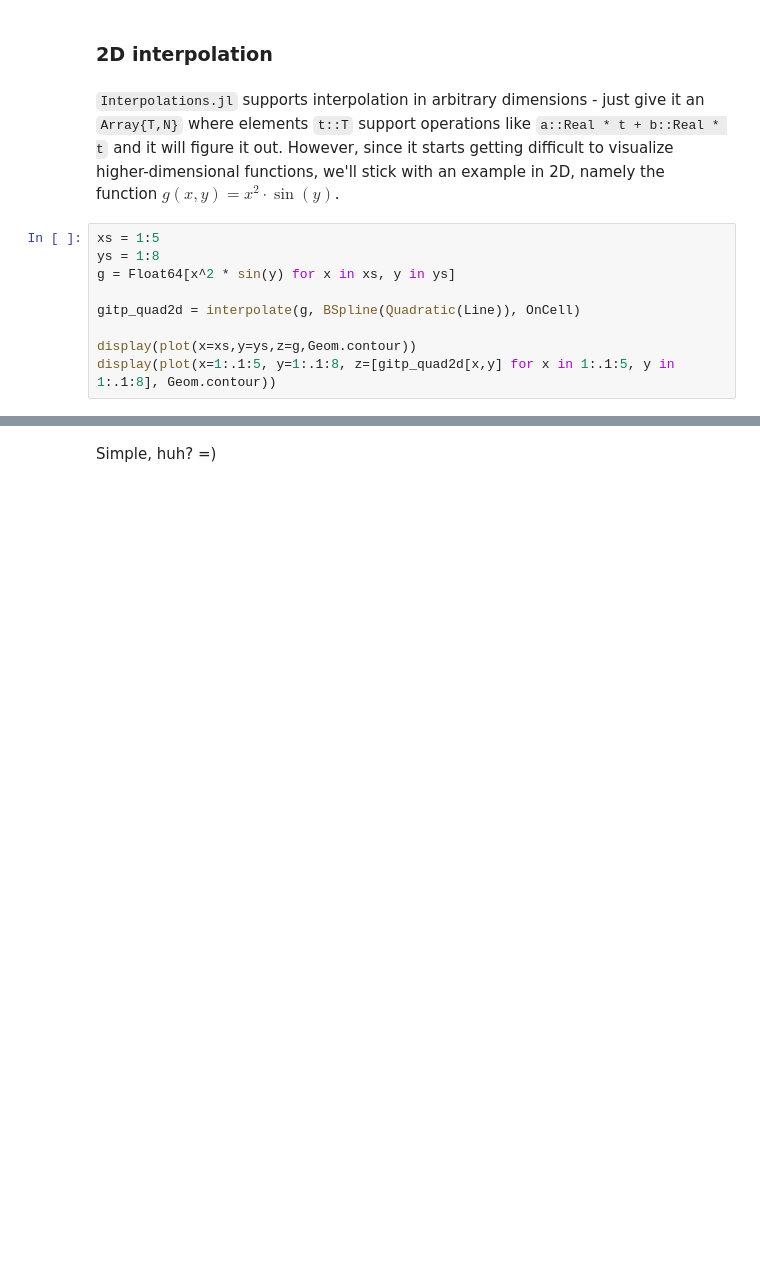
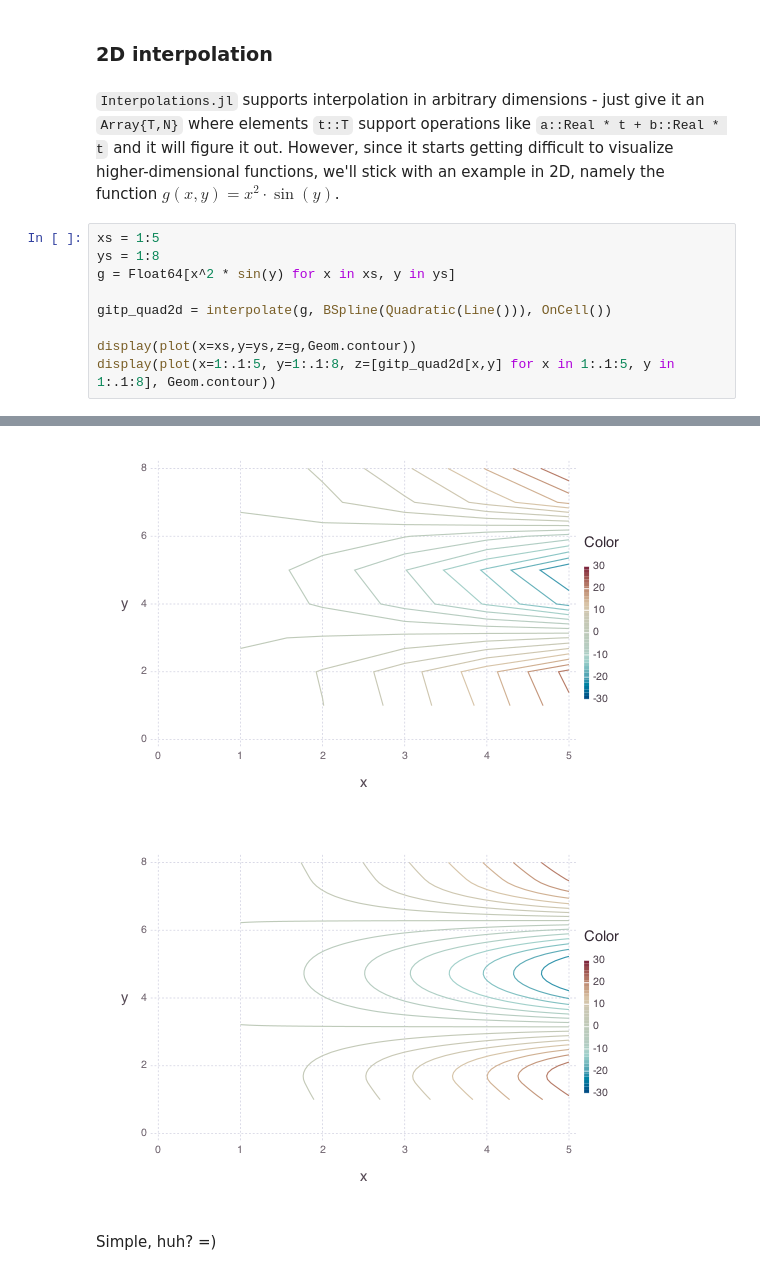
Before and after one commit to JuliaMath/Interpolations.jl, a Jupyter notebook: doc/Interpolations.jl.ipynb, the cells around one changed output, grey strips where cells are left out. Cells and saved outputs as stored; diff of their text form; blank space fills up the shorter version.

```diff
--- a/doc/Interpolations.jl.ipynb
+++ b/doc/Interpolations.jl.ipynb
@@ -82,7 +82,7 @@ xs = 1:5
 ys = 1:8
 g = Float64[x^2 * sin(y) for x in xs, y in ys]
 
-gitp_quad2d = interpolate(g, BSpline(Quadratic(Line)), OnCell)
+gitp_quad2d = interpolate(g, BSpline(Quadratic(Line())), OnCell())
 
 display(plot(x=xs,y=ys,z=g,Geom.contour))
 display(plot(x=1:.1:5, y=1:.1:8, z=[gitp_quad2d[x,y] for x in 1:.1:5, y in 1:.1:8], Geom.contour))
@@ -92,3 +90,5 @@ display(plot(x=1:.1:5, y=1:.1:8, z=[gitp_quad2d[x,y] for x in 1:.1:5, y in 1:.1:
+[figure, added]
+[figure, added]
 # %% [markdown]
 Simple, huh? =)
 # %% [markdown]
```
Also changed, not shown: parts of 5 cells of this notebook, 2 other files.
